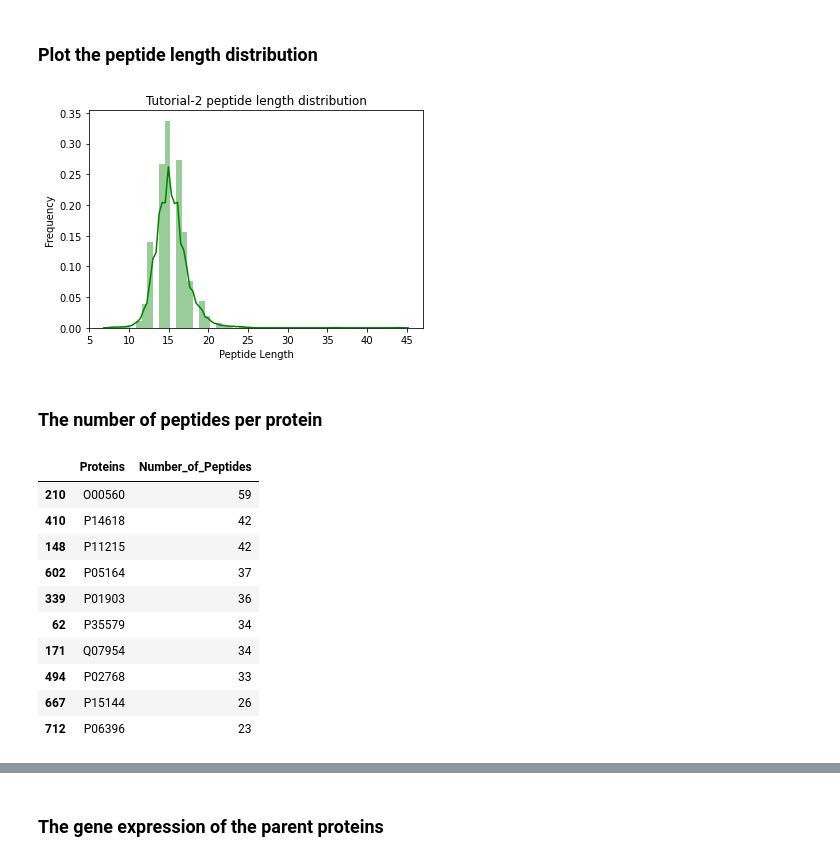
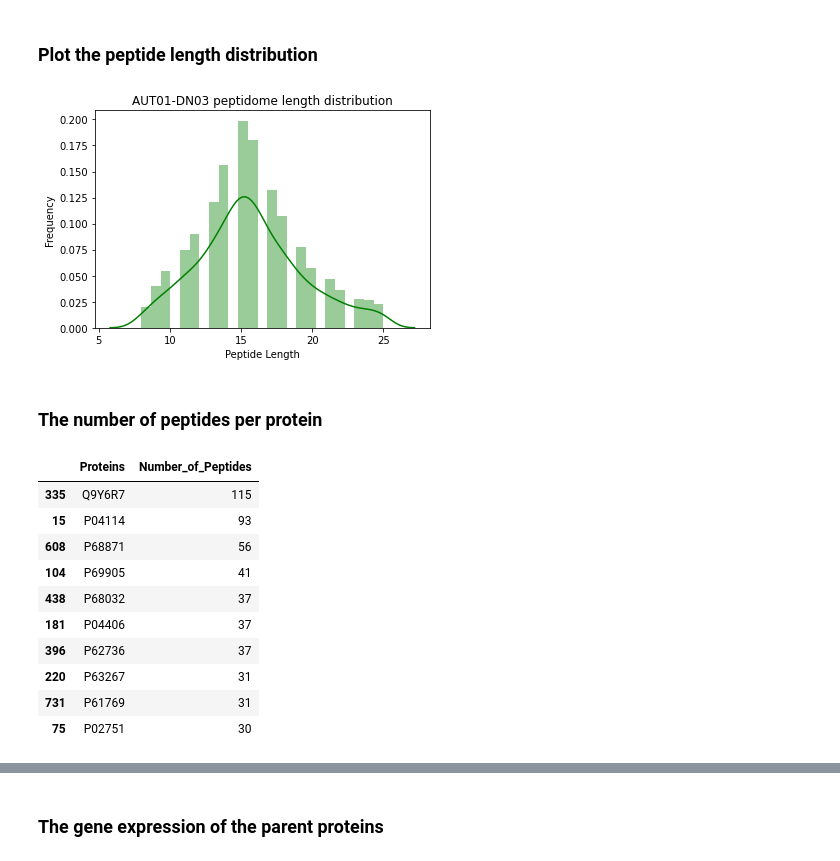
Before and after one commit to ikmb/iptoolkit, a Jupyter notebook: Tutorials/Tutorial_two_creating_an_experiment_object.ipynb, the cells around one changed output, grey strips where cells are left out. Saved outputs shown, nothing was run; the diff lists cells and outputs as text; code cells hidden in the pictures.

Commit message:
Updating the tutorials

```diff
--- a/Tutorials/Tutorial_two_creating_an_experiment_object.ipynb
+++ b/Tutorials/Tutorial_two_creating_an_experiment_object.ipynb
@@ -51,17 +46,19 @@ from Levenshtein import distance
 # %% [markdown]
 ## Load the Identification Table
 # %%
-table: pd.DataFrame = parse_text_table(path2file='data/HLA_Demo.csv',
-                    sep=';', path2fastaDB='data/uniprot_sprot.fasta')
+table: pd.DataFrame = parse_text_table(path2file='data/AUT01-DN03_Small_intestine.csv',
+                     path2fastaDB='/Users/heshamelabd/databases/uniprot_sprot.fasta', # here we use the whole unitprot database a reference database
+                    seq_column="peptide_seq",
+                    accession_column="protein_names")
 # %% [markdown]
 ### Create the object needed to build the experimental object
 # %%
-donor: Proband = Proband(name='Tutorial_2')
-hlas: HLASet = HLASet(hlas=['HLA-DRB1*15:01','HLA-DRB1*13:01'])
-seqs: SeqDB = SeqDB(path2fasta='data/uniprot_sprot.fasta')
-expresson_profile: GeneExpressionDB= GeneExpressionDB(path2data='../resources/rna_tissue_consensus.tsv')
-protein_locations: CellularLocationDB= CellularLocationDB(path2data='../resources/subcellular_location.tsv')
-tissue: Tissue = Tissue(name='total PBMC',
+donor: Proband = Proband(name='AUT01-DN03')
+hlas: HLASet = HLASet(hlas=['HLA-DRB1*15:01']) # just a place holder for the results
+seqs: SeqDB = SeqDB(path2fasta='/Users/heshamelabd/databases/uniprot_sprot.fasta')
+expresson_profile: GeneExpressionDB= GeneExpressionDB() # use the data on the human proteome atlas
+protein_locations: CellularLocationDB= CellularLocationDB() # use the data on the human proteome atlas
+tissue: Tissue = Tissue(name='small intestine',
                         main_exp_value=expresson_profile,
                         main_location=protein_locations)
 # %% [markdown]
@@ -139,28 +79,28 @@ Found ==>: HUMAN
 # %%
 peptide_length: List[int] = exp.get_peptides_length()
 # plot the length distribution
 fig=plot_peptide_length_dist(peptide_length,{'color':'green'},
-                             title='Tutorial-2 peptide length distribution')
+                             title='AUT01-DN03 peptidome length distribution')
 # %% [output]
-[figure, old version]
+[figure, new version]
 # %% [markdown]
 ### The number of peptides per protein
 # %%
-num_per_protein: pd.DataFrame = exp._()
+num_per_protein: pd.DataFrame = exp.get_peptides_per_protein()
 # show the first 10 elements
 num_per_protein.head(10)
 # %% [output]
 |  | Proteins | Number_of_Peptides |
-| 210 | O00560 | 59 |
-| 410 | P14618 | 42 |
-| 148 | P11215 | 42 |
-| 602 | P05164 | 37 |
-| 339 | P01903 | 36 |
-| 62 | P35579 | 34 |
-| 171 | Q07954 | 34 |
-| 494 | P02768 | 33 |
-| 667 | P15144 | 26 |
-| 712 | P06396 | 23 |
+| 335 | Q9Y6R7 | 115 |
+| 15 | P04114 | 93 |
+| 608 | P68871 | 56 |
+| 104 | P69905 | 41 |
+| 438 | P68032 | 37 |
+| 181 | P04406 | 37 |
+| 396 | P62736 | 37 |
+| 220 | P63267 | 31 |
+| 731 | P61769 | 31 |
+| 75 | P02751 | 30 |
 # %%
 # we can visualize the number of peptides per protein
 fig=plot_num_peptides_per_parent(num_per_protein)
```
Also changed, not shown: parts of 51 cells of this notebook, 8 other files.
